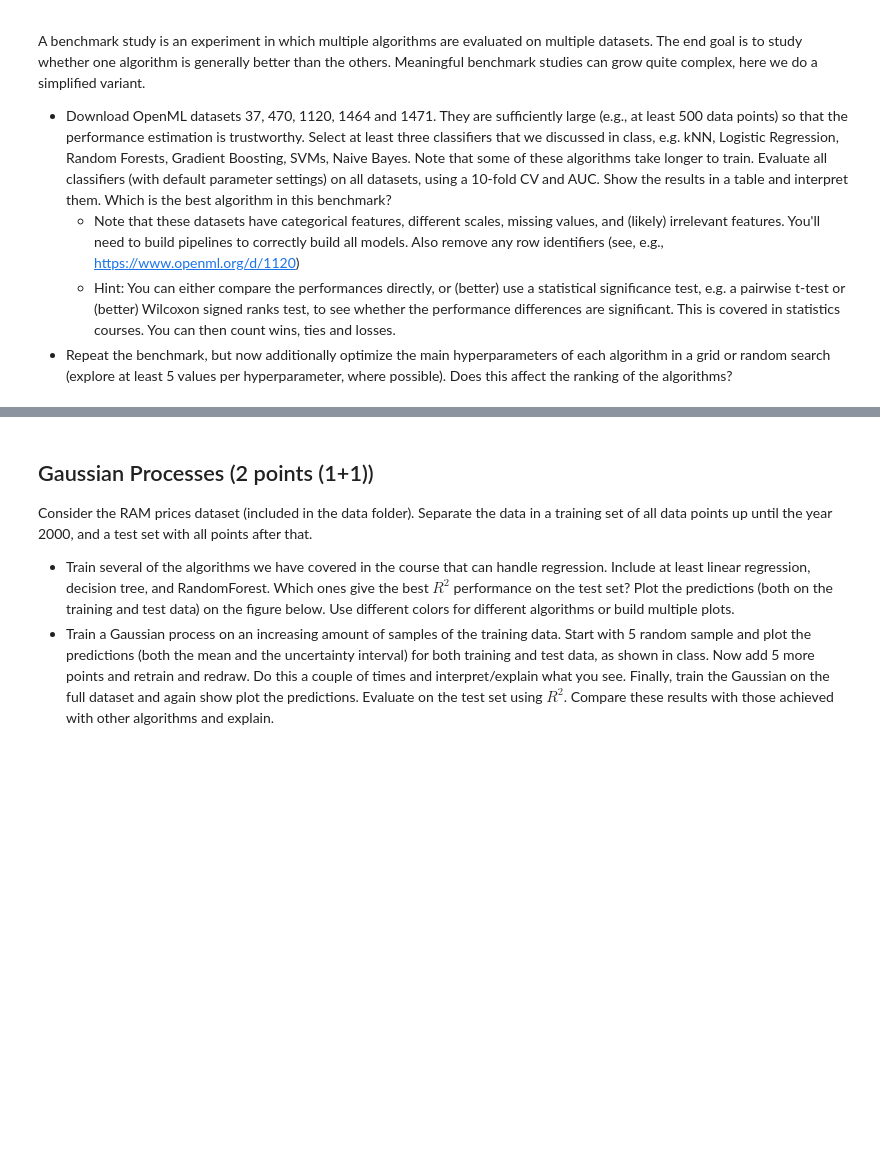
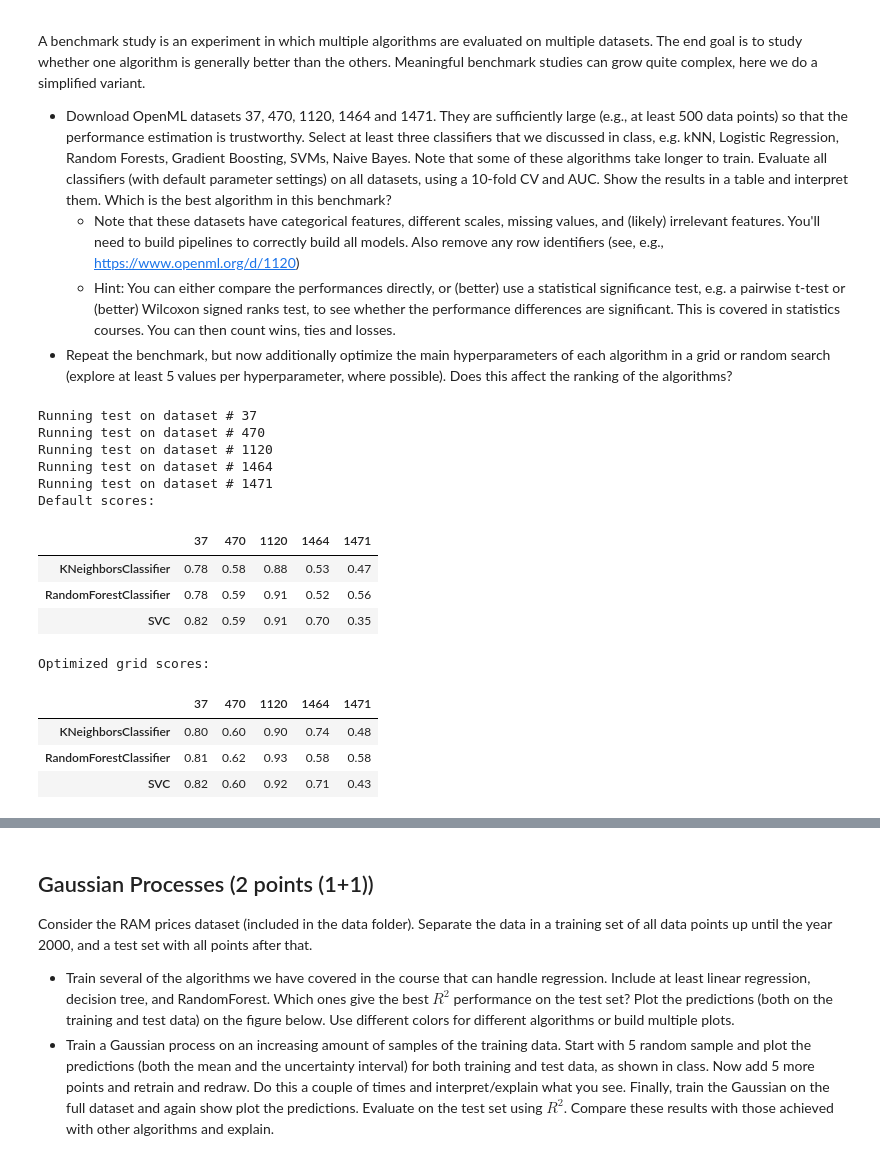
Before and after one commit to Zilarion/2IMW30-Assignment-1, a Jupyter notebook: Assignment 2.ipynb, the cells around one changed output, grey strips where cells are left out. Cells and saved outputs as stored; diff of their text form; code cells hidden in the pictures; blank space fills up the shorter version.

```diff
--- a/Assignment 2.ipynb
+++ b/Assignment 2.ipynb
@@ -49,9 +49,10 @@ A benchmark study is an experiment in which multiple algorithms are evaluated on
 * Repeat the benchmark, but now additionally optimize the main hyperparameters of each algorithm in a grid or random search (explore at least 5 values per hyperparameter, where possible). Does this affect the ranking of the algorithms?
 # %%
 from sklearn import neighbors
-from sklearn.linear_model import LogisticRegression
+from sklearn import svm
 from sklearn.ensemble import RandomForestClassifier
 
+from sklearn.feature_selection import VarianceThreshold
 from sklearn.model_selection import StratifiedKFold
 from sklearn.model_selection import cross_val_score
 from sklearn.preprocessing import Imputer, StandardScaler
@@ -67,13 +68,16 @@ kf = StratifiedKFold(n_splits=10, random_state=2)
 # Create imputer to pre-process data
 imp = Imputer(missing_values='NaN', strategy='mean', axis=0)
 
+# Create feature selector
+sel = VarianceThreshold(threshold=(.8 * (1 - .8)))
+
 # Create scaler for the classifiers which need this
 scaler = StandardScaler()
 
 pipelines = [
-    Pipeline([("imputer",imp), ("scaler", scaler), ("classifier", neighbors.KNeighborsClassifier())]),
-    Pipeline([("imputer",imp), ("scaler", scaler), ("classifier", LogisticRegression())]),
-    Pipeline([("imputer",imp), ("classifier", RandomForestClassifier())])
+    Pipeline([("imputer",imp), ("selector", sel), ("scaler", scaler), ("classifier", neighbors.KNeighborsClassifier())]),
+    Pipeline([("imputer",imp), ("selector", sel), ("scaler", scaler), ("classifier", svm.SVC())]),
+    Pipeline([("imputer",imp), ("selector", sel), ("classifier", RandomForestClassifier())])
 ]
 
 # Define parameter grids for the classifiers
@@ -84,36 +88,53 @@ param_grids = [
 ]
 
 # Score dicts
 dsScores = {}
 dsGridScores = {}
 
 # Process each dataset
 for dindex in datasets:
     # Load data
     data_set = oml.datasets.get_dataset(dindex)
     X, y = data_set.get_data(target=data_set.default_target_attribute)
+    print("Running test on dataset #", dindex)
 
     scores = {}
     gridScores = {}
     # Run each clf using the corresponding parameter grid
     for pipe, grid in zip(pipelines, param_grids):
         # Run 10-fold pipeline
-        score = cross_val_score(pipe, X, y, cv=kf, n_jobs=8, scoring="roc_auc").mean()
-        scores[clf.__class__.__name__] = score;
+        score = cross_val_score(pipe, X, y, cv=kf, n_jobs=-1, scoring="roc_auc").mean()
+        scores[pipe.named_steps["classifier"].__class__.__name__] = score;
 
         # Run gridsearch pipeline
-        gs = GridSearchCV(pipe, grid, cv=kf, n_jobs=8)
+        gs = GridSearchCV(pipe, grid, cv=kf, n_jobs=-1, scoring="roc_auc")
         gs.fit(X, y)
         results = pd.DataFrame(gs.cv_results_)
-        gridScores[clf.__class__.__name__] = gs.best_score_
+        gridScores[pipe.named_steps["classifier"].__class__.__name__] = gs.best_score_
 
     dsScores[dindex] = scores
     dsGridScores[dindex] = gridScores
 
 # Print default classifier scores
 print("Default scores:")
-print(pd.DataFrame.from_dict(dsScores))
+display(pd.DataFrame.from_dict(dsScores))
 
 # Print best grid scores
 print("\nOptimized grid scores:")
-print(pd.DataFrame.from_dict(dsGridScores))
+display(pd.DataFrame.from_dict(dsGridScores))
+# %% [output]
+Running test on dataset # 37
+Running test on dataset # 470
+Running test on dataset # 1120
+Running test on dataset # 1464
+Running test on dataset # 1471
+Default scores:
+|  | 37 | 470 | 1120 | 1464 | 1471 |
+| KNeighborsClassifier | 0.78 | 0.58 | 0.88 | 0.53 | 0.47 |
+| RandomForestClassifier | 0.78 | 0.59 | 0.91 | 0.52 | 0.56 |
+| SVC | 0.82 | 0.59 | 0.91 | 0.70 | 0.35 |
+Optimized grid scores:
+|  | 37 | 470 | 1120 | 1464 | 1471 |
+| KNeighborsClassifier | 0.80 | 0.60 | 0.90 | 0.74 | 0.48 |
+| RandomForestClassifier | 0.81 | 0.62 | 0.93 | 0.58 | 0.58 |
+| SVC | 0.82 | 0.60 | 0.92 | 0.71 | 0.43 |
```
Also changed, not shown: parts of 1 cell of this notebook.
